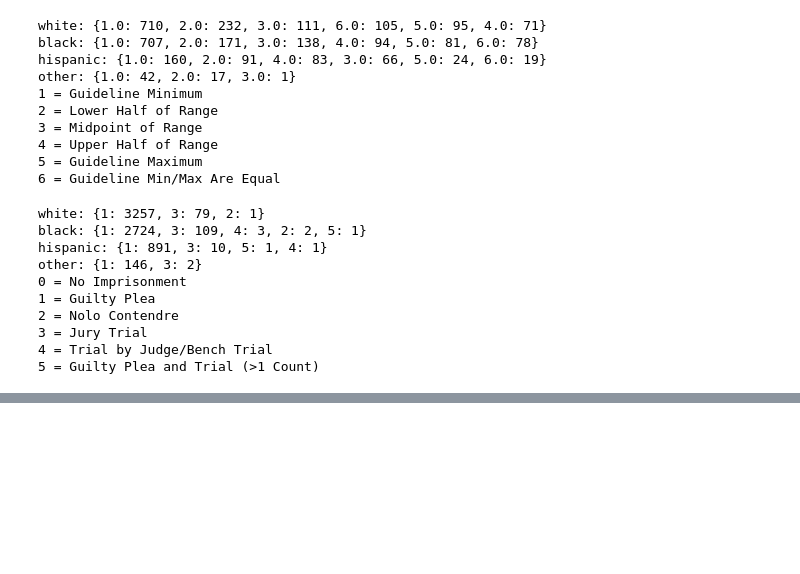
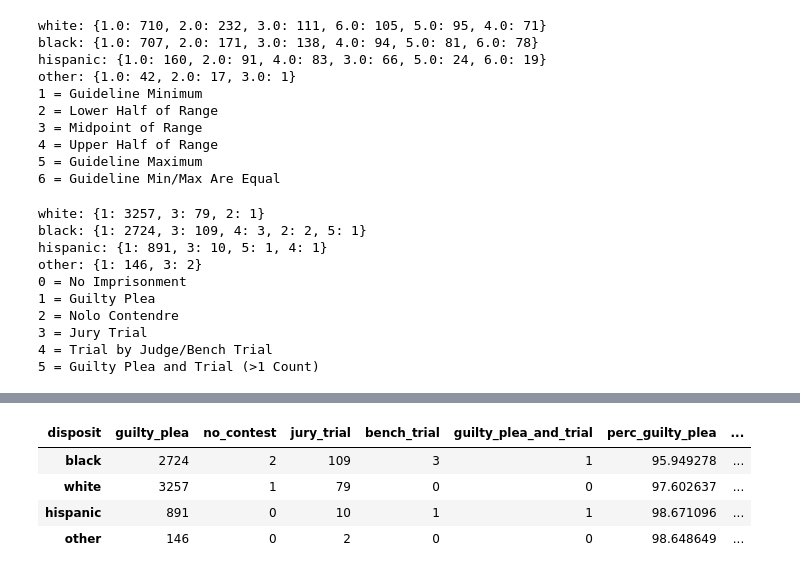
Before and after one commit to jenwhitson/sentencing_project, a Jupyter notebook: notebooks/individual_offender_eda.ipynb, the cells around one changed output, grey strips where cells are left out. Cells and saved outputs as stored; diff of their text form; code cells hidden in the pictures; blank space fills up the shorter version.

```diff
--- a/notebooks/individual_offender_eda.ipynb
+++ b/notebooks/individual_offender_eda.ipynb
@@ -1563,3 +1563,10 @@ other: {1: 146, 3: 2}
 3 = Jury Trial
 4 = Trial by Judge/Bench Trial
 5 = Guilty Plea and Trial (>1 Count)
+# %%
+stats_cols = black_disposit.keys()
+stats_df = pd.DataFrame.from_dict(black_disposit, orient = 'index', columns = ['black'])
+stats_df = stats_df.reset_index()
+stats_df = stats_df.rename(columns = {'index': 'disposit'})
+stats_df = stats_df.sort_values('disposit')
+stats_df
@@ -1565,0 +1613,9 @@ other: {1: 146, 3: 2}
+# %%
+stats_df['perc_guilty_plea'] = [(2724/2839)*100, (3257/3337)*100, (891/903)*100, (146/148)*100]
+stats_df
+# %% [output]
+| disposit | guilty_plea | no_contest | jury_trial | bench_trial | guilty_plea_and_trial | perc_guilty_plea | ... |
+| black | 2724 | 2 | 109 | 3 | 1 | 95.949278 | ... |
+| white | 3257 | 1 | 79 | 0 | 0 | 97.602637 | ... |
+| hispanic | 891 | 0 | 10 | 1 | 1 | 98.671096 | ... |
+| other | 146 | 0 | 2 | 0 | 0 | 98.648649 | ... |
```
Also changed, not shown: parts of 6 cells of this notebook.
